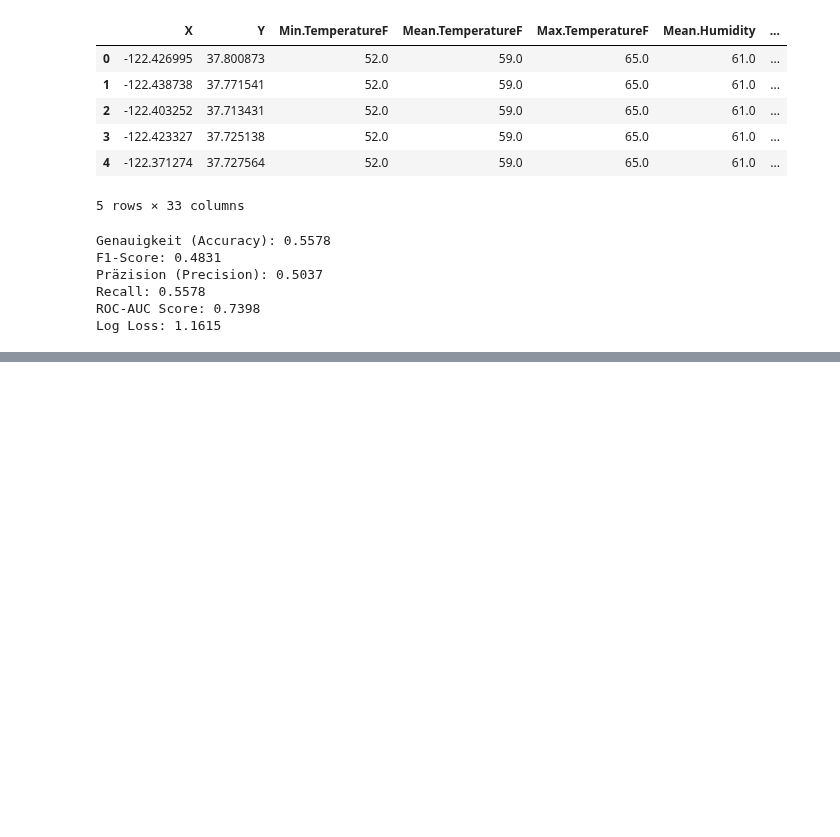
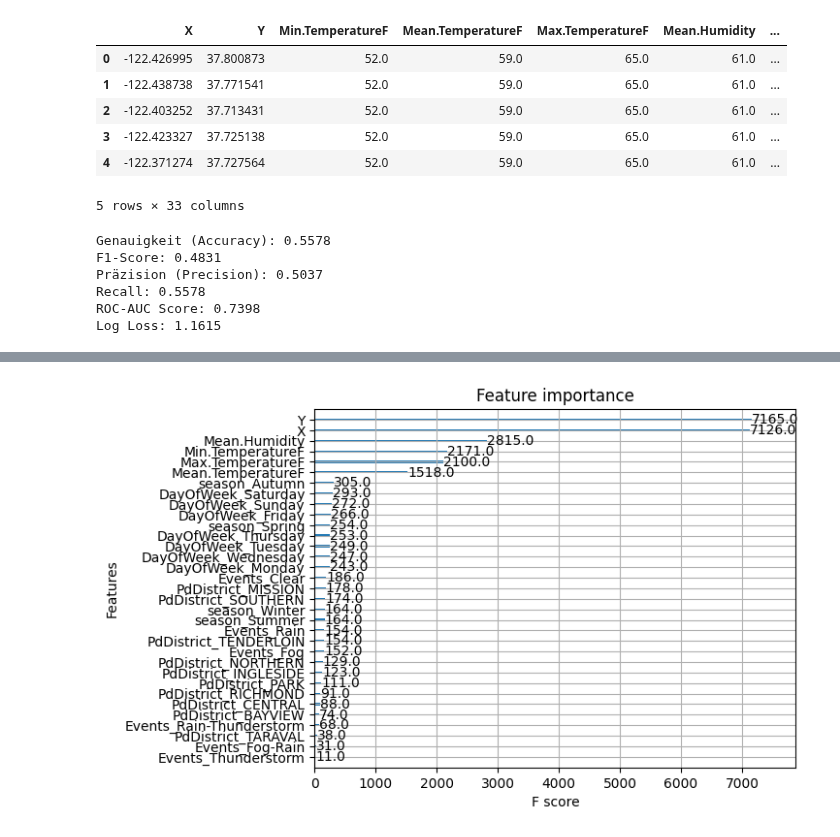
Before and after one commit to HassanAlhawari1998/SF-CrimePredict, a Jupyter notebook: Gradient Boosting XGBoost.ipynb, the cells around one changed output, grey strips where cells are left out. Cells and saved outputs as stored; diff of their text form; code cells hidden in the pictures; blank space fills up the shorter version.

```diff
--- a/Gradient Boosting XGBoost.ipynb
+++ b/Gradient Boosting XGBoost.ipynb
@@ -116,0 +201,9 @@ Log Loss: 1.1615
+# %%
+from xgboost import plot_importance
+import matplotlib.pyplot as plt
+
+# Visualisierung der Feature Importance
+plot_importance(xgb_clf)
+plt.show()
+# %% [output]
+[figure, added]
```
Also changed, not shown: parts of 2 cells of this notebook.
